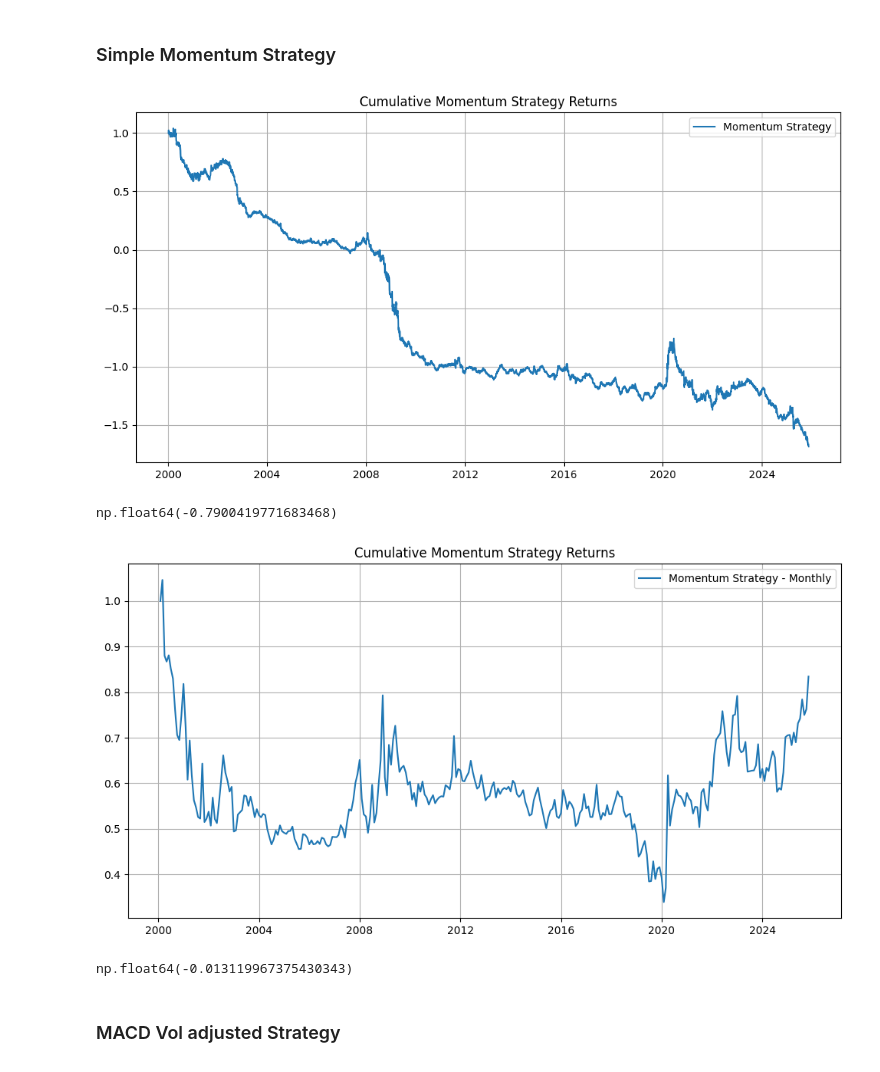
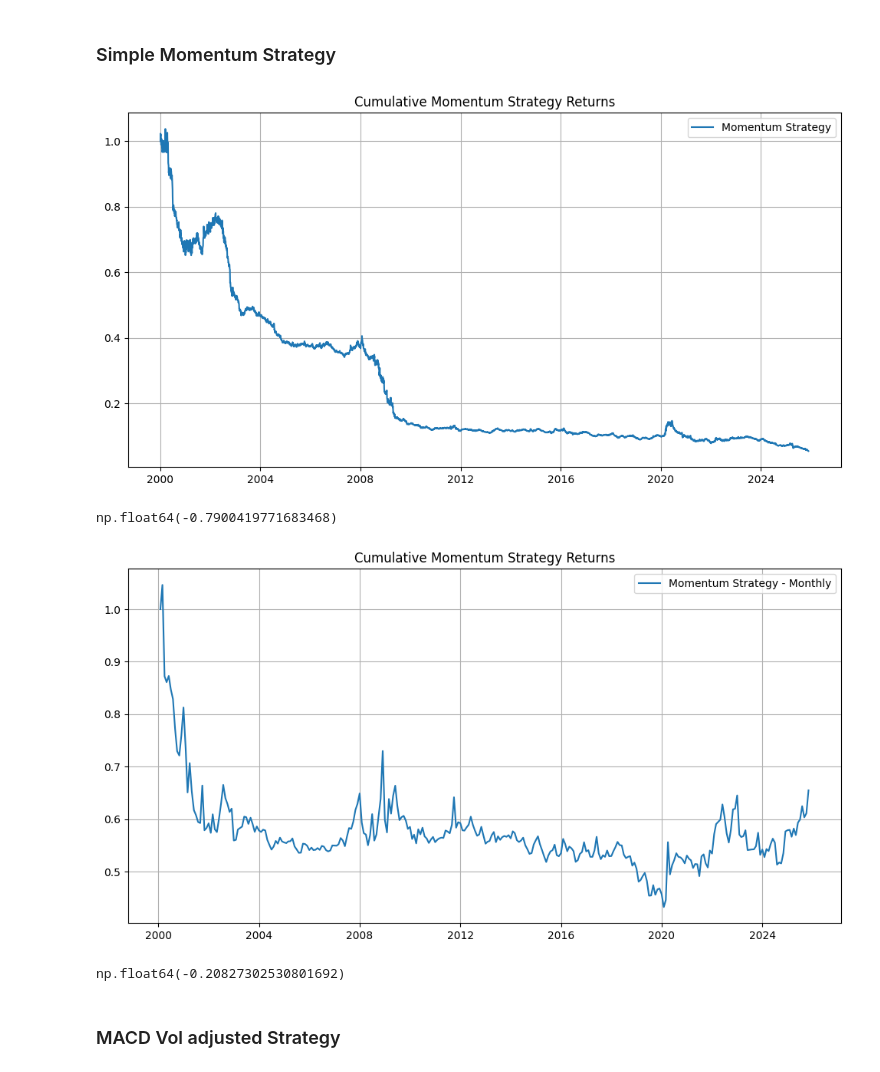
Before and after one commit to Mathieuja/Advanced-ML-Project, a Jupyter notebook: notebook.ipynb, the cells around one changed output. Cells and saved outputs as stored; diff of their text form; code cells hidden in the pictures.

```diff
--- a/notebook.ipynb
+++ b/notebook.ipynb
@@ -296,13 +254,13 @@ momentum_daily_returns = df.groupby('Date').apply(
 )*1e-4
 # %%
 plt.figure(figsize=(12, 6))
-plt.plot(momentum_daily_returns.cumsum() + 1, label='Momentum Strategy')
+plt.plot((momentum_daily_returns+1).cumprod(), label='Momentum Strategy')
 plt.title('Cumulative Momentum Strategy Returns')
 plt.grid(True)
 plt.legend()
 plt.show()
 # %% [output]
-[figure, old version]
+[figure, new version]
 # %%
 momentum_daily_returns.mean()/momentum_daily_returns.std()*np.sqrt(252)
 # %% [output]
@@ -317,17 +275,17 @@ monthly_momentum_signal = monthly_momentum_bin.map(lambda y: -1 if y == 0 else (
 monthly_momentum_returns = (monthly_momentum_signal*monthly_returns).sum(1)/70
 # %%
 plt.figure(figsize=(12, 6))
-plt.plot(monthly_momentum_returns.cumsum() + 1, label='Momentum Strategy - Monthly')
+plt.plot((monthly_momentum_returns+1).cumprod(), label='Momentum Strategy - Monthly')
 plt.title('Cumulative Momentum Strategy Returns')
 plt.grid(True)
 plt.legend()
 plt.show()
 # %% [output]
-[figure, old version]
+[figure, new version]
 # %%
-monthly_momentum_returns.mean()/monthly_momentum_returns.std()
+monthly_momentum_returns.mean()/monthly_momentum_returns.std()*np.sqrt(252)
 # %% [output]
-np.float64(-0.013119967375430343)
+np.float64(-0.20827302530801692)
 # %% [markdown]
 ### MACD Vol adjusted Strategy
 # %%
```
Also changed, not shown: parts of 77 cells of this notebook, 2 other files.
